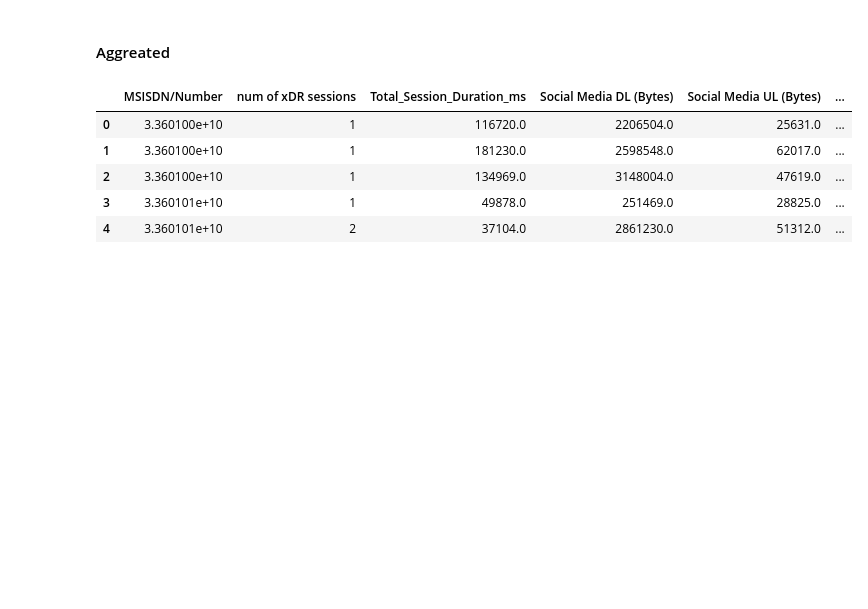
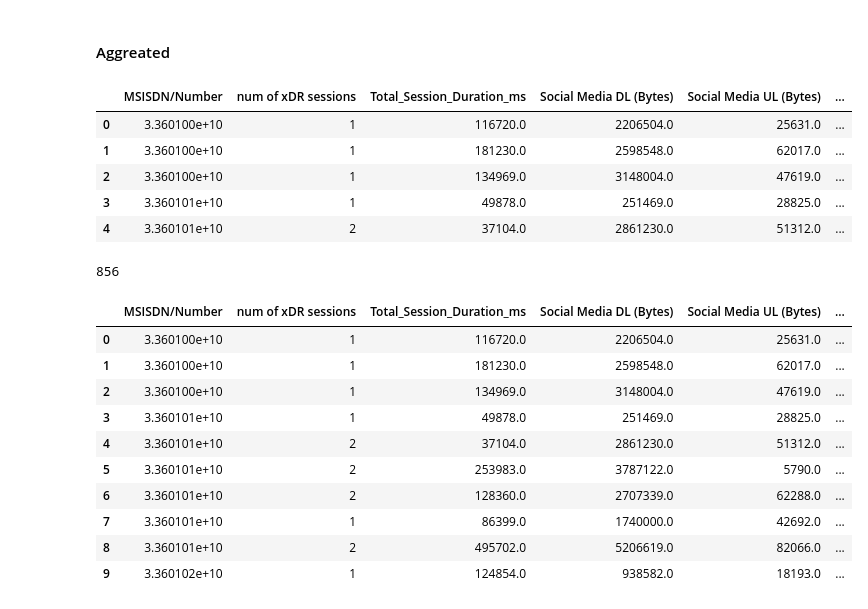
Before and after one commit to Azizadx/user_analytics_in_the_telecommunication, a Jupyter notebook: notebooks/user_overview_analysis/user_behavior_analysis.ipynb, the cells around one changed output. Saved outputs shown, nothing was run; the diff lists cells and outputs as text; code cells hidden in the pictures; blank space fills up the shorter version.

Commit message:
feat: db table is been added

```diff
--- a/notebooks/user_overview_analysis/user_behavior_analysis.ipynb
+++ b/notebooks/user_overview_analysis/user_behavior_analysis.ipynb
@@ -21,21 +24,13 @@ load_dotenv()
 # %% [output]
 True
 # %%
-# connecting to db
-db_user = os.getenv("POSTGRES_USER")
-db_password = os.getenv("POSTGRES_PASSWORD")
-db_port = '5435'
-db_name = os.getenv("POSTGRES_DB")
-
 # Create a connection to the PostgreSQL database
-engine = create_engine(f'postgresql://{db_user}:{db_password}@localhost:{db_port}/{db_name}')
-
+engine = dbconnect.connect_to_db()
 # Query to retrieve all rows from the xdr_data
 query = "SELECT * FROM xdr_data"
-
 # Execute the query and load the result into a Pandas DataFrame
 df = pd.read_sql(query, engine)
-
+engine.dispose()
 # Display the DataFrame
 df
 # %% [output]
@@ -262,3 +262,24 @@ new_df.head()
 | 2 | 3.360100e+10 | 1 | 134969.0 | 3148004.0 | 47619.0 | ... |
 | 3 | 3.360101e+10 | 1 | 49878.0 | 251469.0 | 28825.0 | ... |
 | 4 | 3.360101e+10 | 2 | 37104.0 | 2861230.0 | 51312.0 | ... |
+# %%
+# save data to postgers table
+new_df.to_sql("aggrated_data", con=engine, if_exists="replace", index=False)
+# %% [output]
+856
+# %%
+# view data from postgers table
+view_data = pd.read_sql_table("aggrated_data", con=engine)
+view_data.head(10)
+# %% [output]
+|  | MSISDN/Number | num of xDR sessions | Total_Session_Duration_ms | Social Media DL (Bytes) | Social Media UL (Bytes) | ... |
+| 0 | 3.360100e+10 | 1 | 116720.0 | 2206504.0 | 25631.0 | ... |
+| 1 | 3.360100e+10 | 1 | 181230.0 | 2598548.0 | 62017.0 | ... |
+| 2 | 3.360100e+10 | 1 | 134969.0 | 3148004.0 | 47619.0 | ... |
+| 3 | 3.360101e+10 | 1 | 49878.0 | 251469.0 | 28825.0 | ... |
+| 4 | 3.360101e+10 | 2 | 37104.0 | 2861230.0 | 51312.0 | ... |
+| 5 | 3.360101e+10 | 2 | 253983.0 | 3787122.0 | 5790.0 | ... |
+| 6 | 3.360101e+10 | 2 | 128360.0 | 2707339.0 | 62288.0 | ... |
+| 7 | 3.360101e+10 | 1 | 86399.0 | 1740000.0 | 42692.0 | ... |
+| 8 | 3.360101e+10 | 2 | 495702.0 | 5206619.0 | 82066.0 | ... |
+| 9 | 3.360102e+10 | 1 | 124854.0 | 938582.0 | 18193.0 | ... |
```
Also changed, not shown: parts of 2 cells of this notebook.
